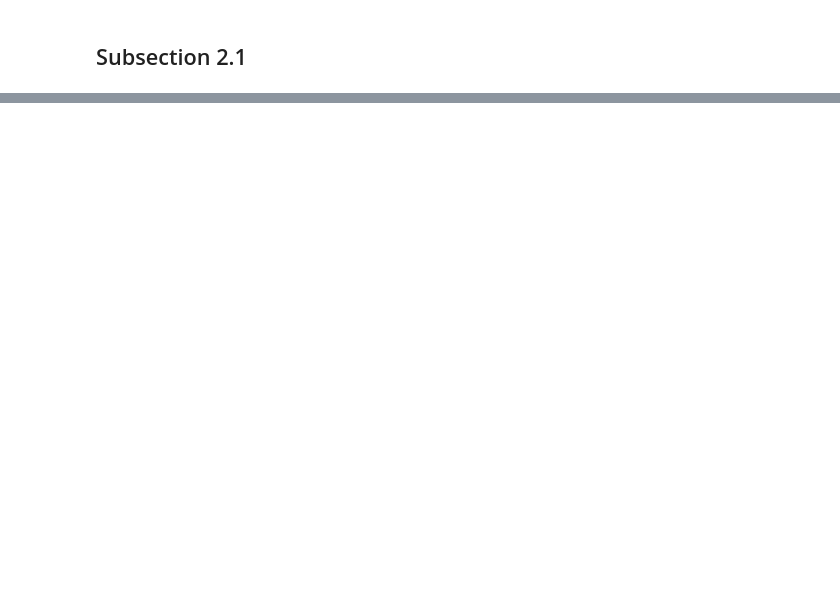
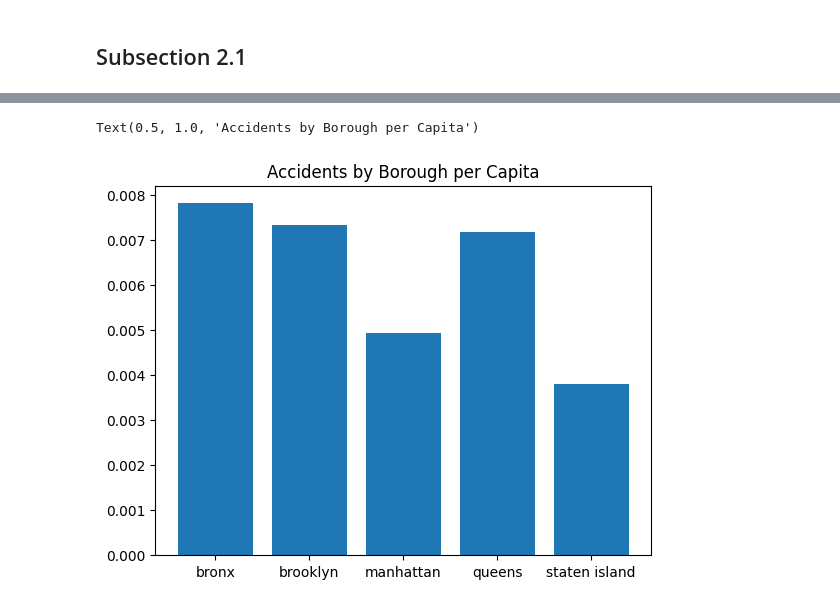
Before and after one commit to mtichikawa/portfolio, a Jupyter notebook: nyc_traffic_analysis.ipynb, the cells around one changed output, grey strips where cells are left out. Saved outputs shown, nothing was run; the diff lists cells and outputs as text; code cells hidden in the pictures; blank space fills up the shorter version.

```diff
--- a/nyc_traffic_analysis.ipynb
+++ b/nyc_traffic_analysis.ipynb
@@ -90,3 +230,14 @@ ax.tick_params(axis='x', rotation=0)
+# %%
+borough_population = {'bronx': 1203789, 'brooklyn': 2300664, 'manhattan': 1487536, 'queens': 1951598, 'staten island': 378977}
+accidents_by_borough = df.groupby(['borough']).apply(len)
+# print(accidents_by_borough)
+accidents_by_borough_per_capita = [accidents_by_borough[bor] / borough_population[bor] for bor in borough_population.keys()]
+# print(accidents_by_borough_normalized)
+plt.bar(x=borough_population.keys(),height=accidents_by_borough_per_capita)
+plt.title('Accidents by Borough per Capita')
+# %% [output]
+Text(0.5, 1.0, 'Accidents by Borough per Capita')
+[figure, added]
 # %%
 day = df.timestamp.dt.day_of_week
 day.name = 'weekday'
```
Also changed, not shown: parts of 62 cells of this notebook, 23 other files.
